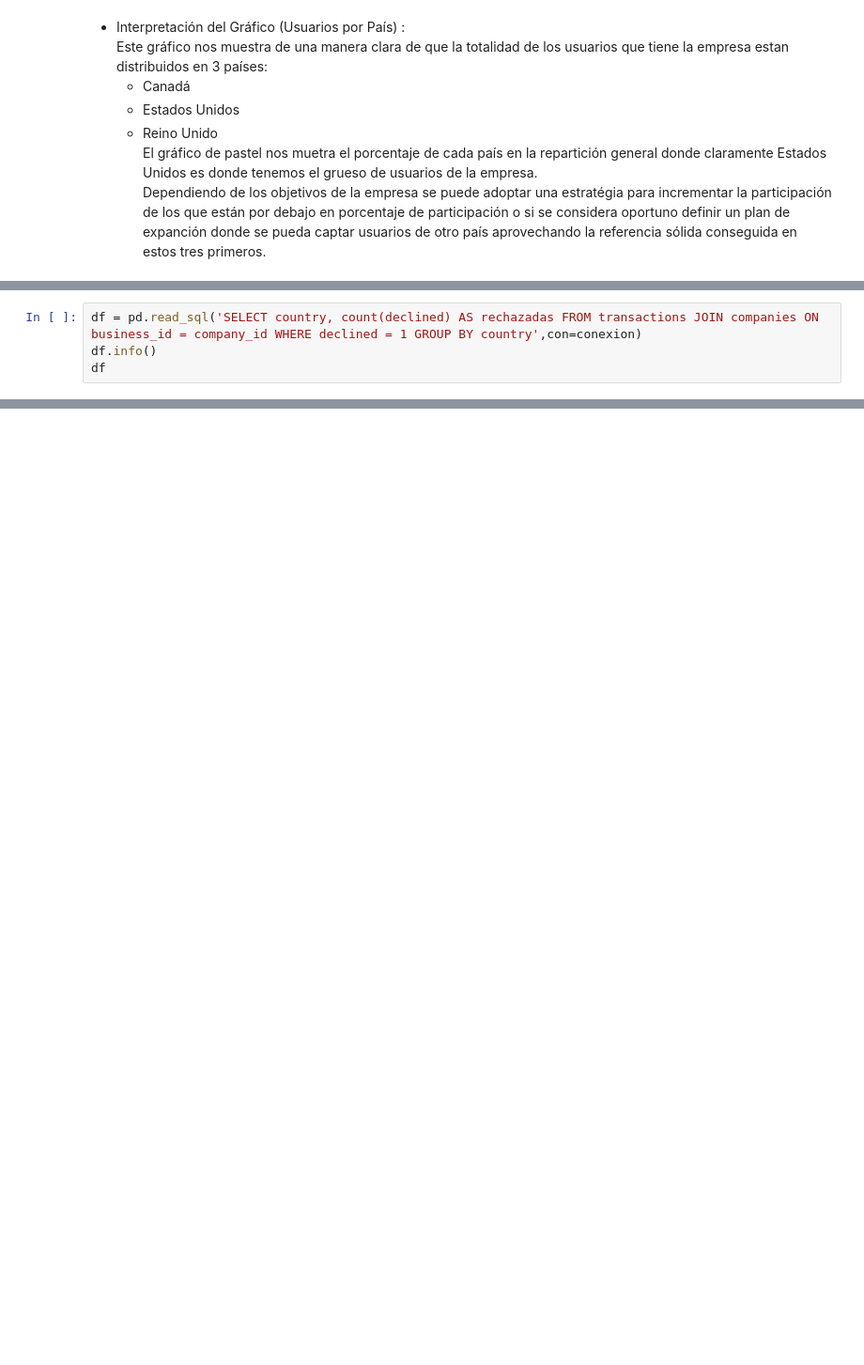
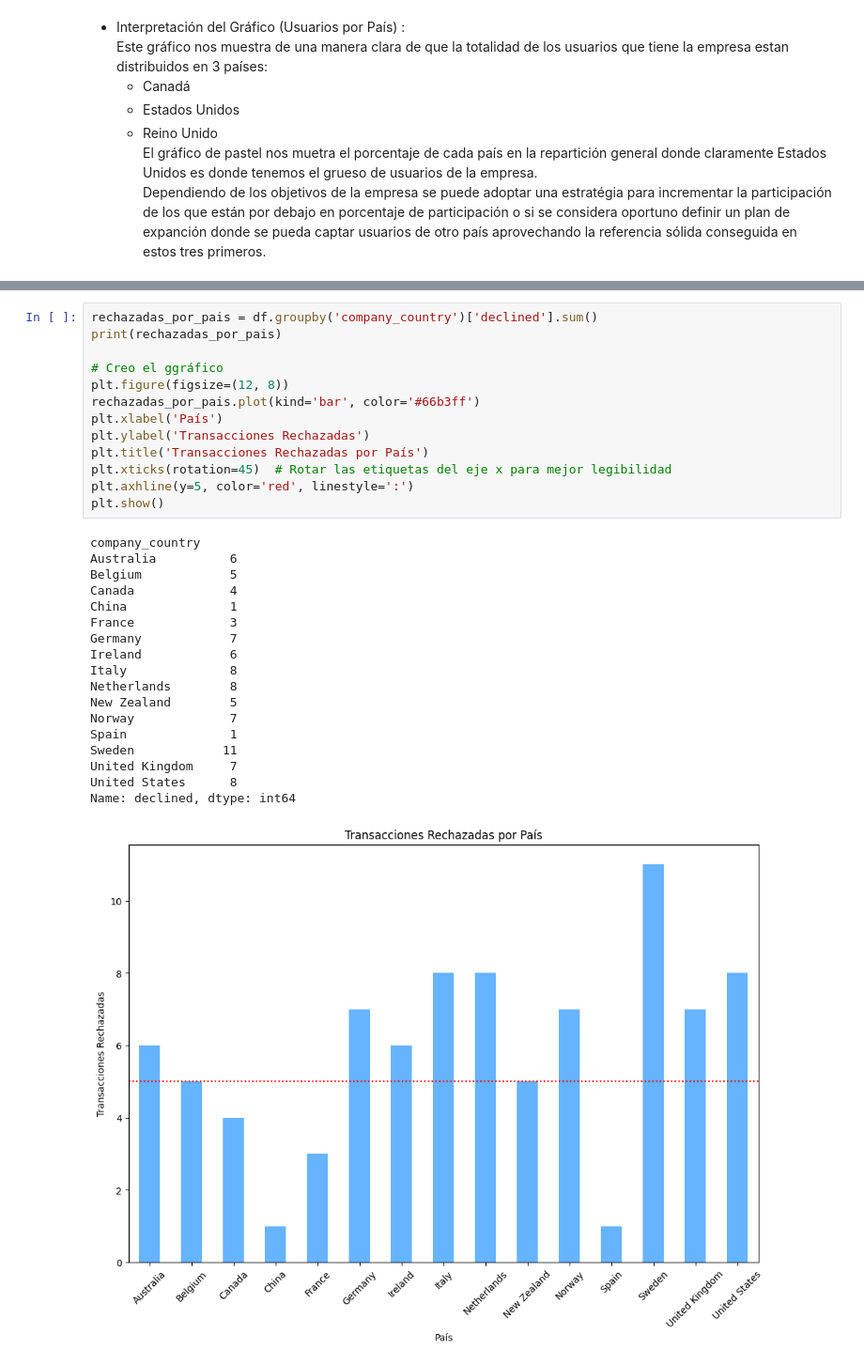
Before and after one commit to Bellengher/SPRINT-1, a Jupyter notebook: SPRINT8.1/Sprint_8_1.ipynb, the cells around one changed output, grey strips where cells are left out. Shown at 94% size. Cells and saved outputs as stored; diff of their text form; blank space fills up the shorter version.

```diff
--- a/SPRINT8.1/Sprint_8_1.ipynb
+++ b/SPRINT8.1/Sprint_8_1.ipynb
@@ -238,4 +181,0 @@ Siguiendo el consejo de Lucía a partir de ahora utilizaré un solo DataFrame pa
-# %%
-df = pd.read_sql('SELECT country, count(declined) AS rechazadas FROM transactions JOIN companies ON business_id = company_id WHERE declined = 1 GROUP BY country',con=conexion)
-df.info()
-df
@@ -280,0 +190,32 @@ De la misma manera se ve que España , China y Francia son los 3 que peor result
+# %%
+rechazadas_por_pais = df.groupby('company_country')['declined'].sum()
+print(rechazadas_por_pais)
+
+# Creo el ggráfico
+plt.figure(figsize=(12, 8))
+rechazadas_por_pais.plot(kind='bar', color='#66b3ff')
+plt.xlabel('País')
+plt.ylabel('Transacciones Rechazadas')
+plt.title('Transacciones Rechazadas por País')
+plt.xticks(rotation=45)  # Rotar las etiquetas del eje x para mejor legibilidad
+plt.axhline(y=5, color='red', linestyle=':')
+plt.show()
+# %% [output]
+company_country
+Australia          6
+Belgium            5
+Canada             4
+China              1
+France             3
+Germany            7
+Ireland            6
+Italy              8
+Netherlands        8
+New Zealand        5
+Norway             7
+Spain              1
+Sweden            11
+United Kingdom     7
+United States      8
+Name: declined, dtype: int64
+[figure, added]
```
Also changed, not shown: parts of 41 cells of this notebook.
